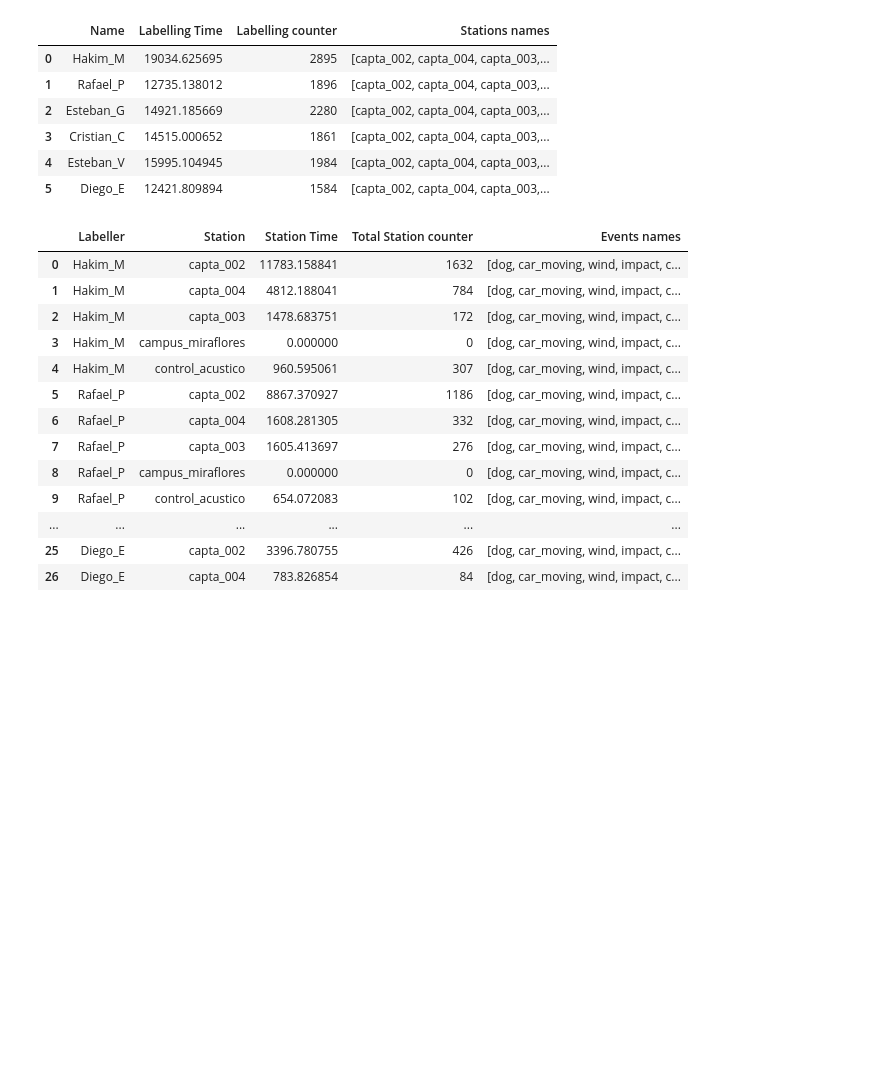
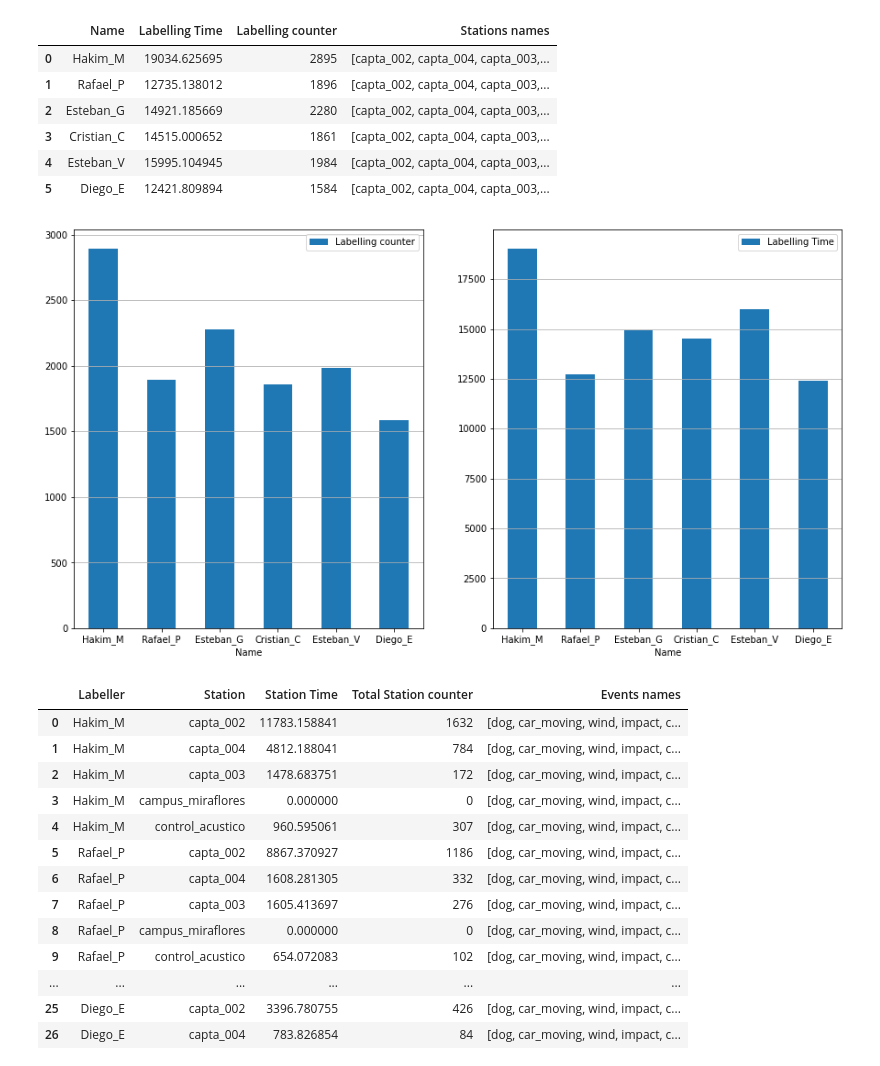
Before and after one commit to JoaquinRMorales/AuMiLAB, a Jupyter notebook: FUSA/Labellers.ipynb, the cells around one changed output. Cells and saved outputs as stored; diff of their text form; code cells hidden in the pictures; blank space fills up the shorter version.

Commit message:
plotting examples added

```diff
--- a/FUSA/Labellers.ipynb
+++ b/FUSA/Labellers.ipynb
@@ -242,6 +258,16 @@ labeller_df(labellers)
 | 3 | Cristian_C | 14515.000652 | 1861 | [capta_002, capta_004, capta_003,... |
 | 4 | Esteban_V | 15995.104945 | 1984 | [capta_002, capta_004, capta_003,... |
 | 5 | Diego_E | 12421.809894 | 1584 | [capta_002, capta_004, capta_003,... |
+# %%
+df = labeller_df(labellers)
+
+fig, axes = plt.subplots(nrows = 1, ncols = 2, figsize = (15, 8))
+
+
+df.plot.bar(x = "Name", y = "Labelling counter", ax = axes[0], rot=0).grid("on", axis ="y")
+df.plot.bar(x = "Name", y = "Labelling Time", ax = axes[1], rot=0).grid("on", axis ="y")
+# %% [output]
+[figure, added]
 # %%
 station_df(labellers)
 # %% [output]
```
Also changed, not shown: parts of 8 cells of this notebook.
